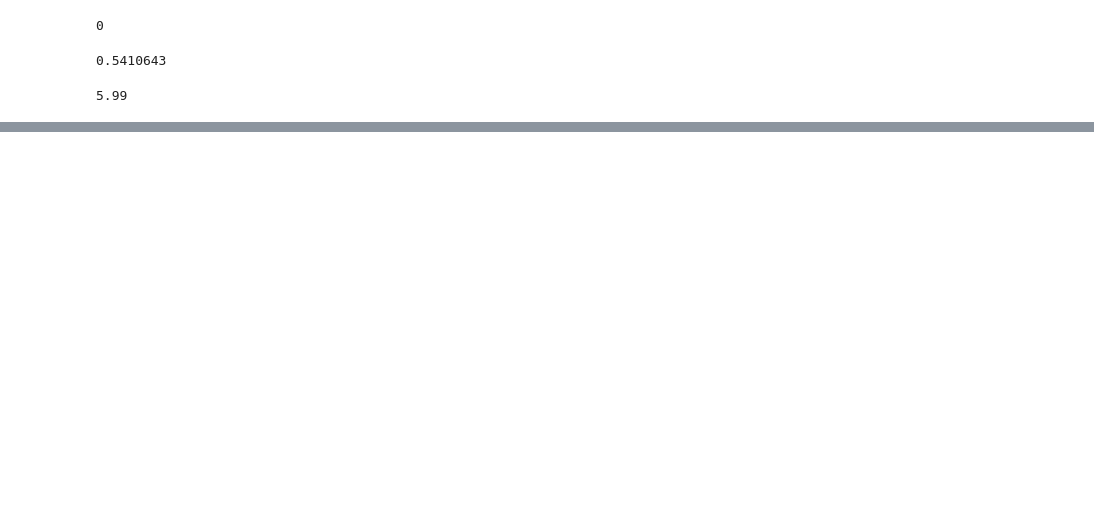
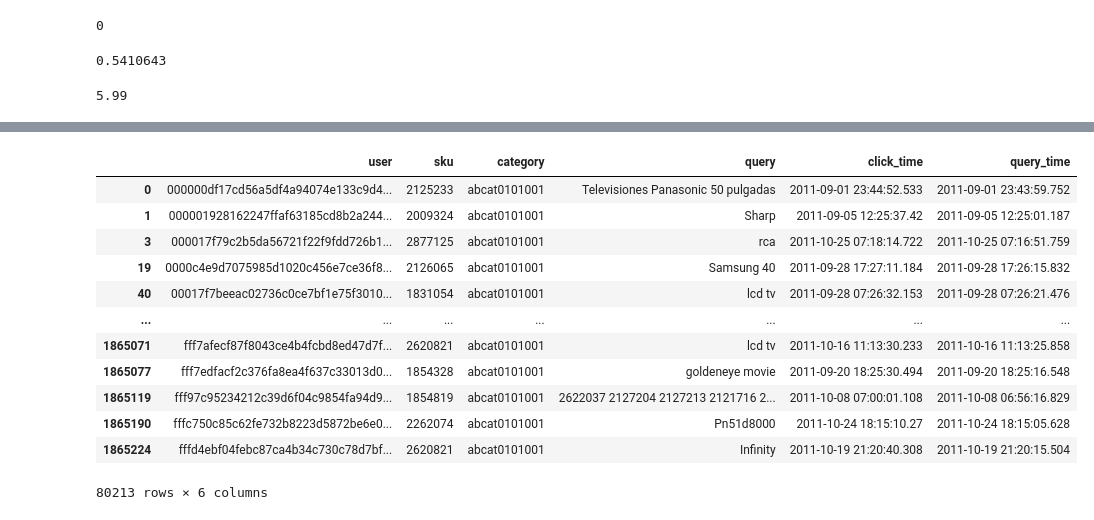
Before and after one commit to gsingers/search_with_machine_learning_course, a Jupyter notebook: notebook/ltr.ipynb, the cells around one changed output, grey strips where cells are left out. Saved outputs shown, nothing was run; the diff lists cells and outputs as text; code cells hidden in the pictures; blank space fills up the shorter version.

```diff
--- a/notebook/ltr.ipynb
+++ b/notebook/ltr.ipynb
@@ -523,0 +507,2 @@ for i, doc_id in enumerate([2052194, 2053166, 8523243, 9311586]):
+# %%
+df = pd.read_csv('/workspace/datasets/train.csv')
@@ -523,0 +539,17 @@ for i, doc_id in enumerate([2052194, 2053166, 8523243, 9311586]):
+# %%
+# Get queries for this category
+df[df['category'] == 'abcat0101001']
+# %% [output]
+|  | user | sku | category | query | click_time | query_time |
+| 0 | 000000df17cd56a5df4a94074e133c9d4... | 2125233 | abcat0101001 | Televisiones Panasonic 50 pulgadas | 2011-09-01 23:44:52.533 | 2011-09-01 23:43:59.752 |
+| 1 | 000001928162247ffaf63185cd8b2a244... | 2009324 | abcat0101001 | Sharp | 2011-09-05 12:25:37.42 | 2011-09-05 12:25:01.187 |
+| 3 | 000017f79c2b5da56721f22f9fdd726b1... | 2877125 | abcat0101001 | rca | 2011-10-25 07:18:14.722 | 2011-10-25 07:16:51.759 |
+| 19 | 0000c4e9d7075985d1020c456e7ce36f8... | 2126065 | abcat0101001 | Samsung 40 | 2011-09-28 17:27:11.184 | 2011-09-28 17:26:15.832 |
+| 40 | 00017f7beeac02736c0ce7bf1e75f3010... | 1831054 | abcat0101001 | lcd tv | 2011-09-28 07:26:32.153 | 2011-09-28 07:26:21.476 |
+| ... | ... | ... | ... | ... | ... | ... |
+| 1865071 | fff7afecf87f8043ce4b4fcbd8ed47d7f... | 2620821 | abcat0101001 | lcd tv | 2011-10-16 11:13:30.233 | 2011-10-16 11:13:25.858 |
+| 1865077 | fff7edfacf2c376fa8ea4f637c33013d0... | 1854328 | abcat0101001 | goldeneye movie | 2011-09-20 18:25:30.494 | 2011-09-20 18:25:16.548 |
+| 1865119 | fff97c95234212c39d6f04c9854fa94d9... | 1854819 | abcat0101001 | 2622037 2127204 2127213 2121716 2... | 2011-10-08 07:00:01.108 | 2011-10-08 06:56:16.829 |
+| 1865190 | fffc750c85c62fe732b8223d5872be6e0... | 2262074 | abcat0101001 | Pn51d8000 | 2011-10-24 18:15:10.27 | 2011-10-24 18:15:05.628 |
+| 1865224 | fffd4ebf04febc87ca4b34c730c78d7bf... | 2620821 | abcat0101001 | Infinity | 2011-10-19 21:20:40.308 | 2011-10-19 21:20:15.504 |
+80213 rows × 6 columns
```
Also changed, not shown: parts of 25 cells of this notebook, 6 other files.
